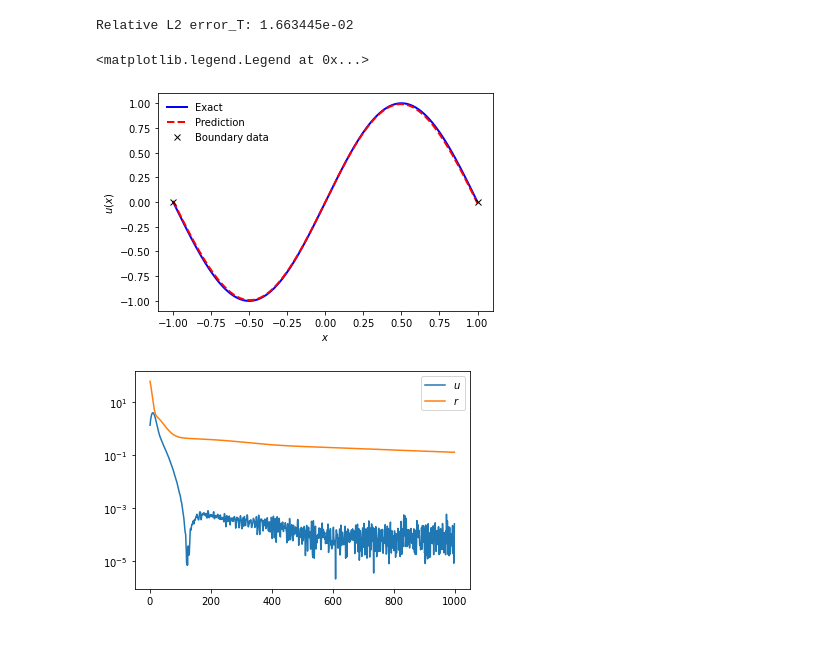
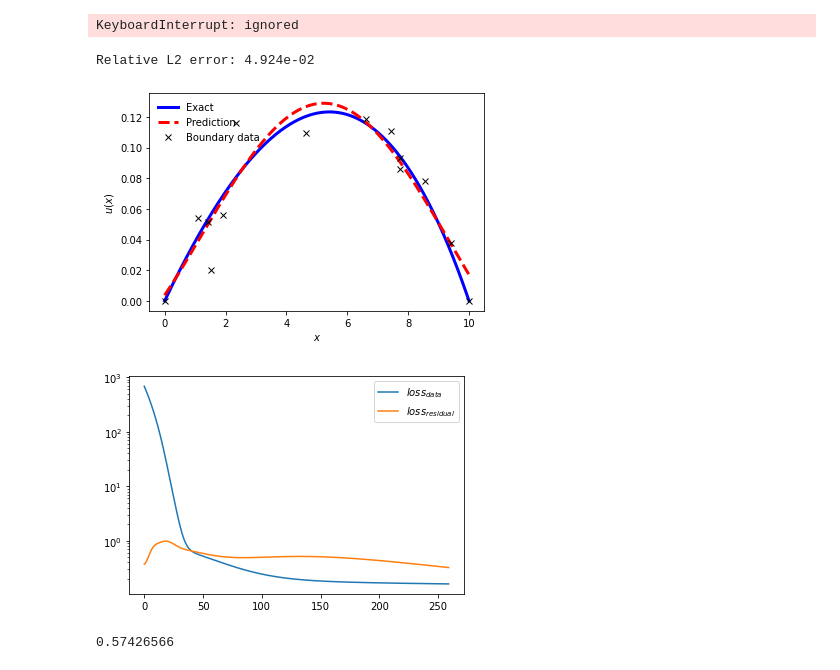
Before and after one commit to alirezayazdani1/PINNs-Tutorial, a Jupyter notebook: EquationInformed.ipynb, the cells around one changed output. Drawn from its saved outputs; the diff is of its cells as text; code cells hidden in the pictures; blank space fills up the shorter version.

```diff
--- a/EquationInformed.ipynb
+++ b/EquationInformed.ipynb
@@ -17,8 +141,8 @@ npr.seed(1234)
 class Dense(tf.Module):
     def __init__(self, input_dim, output_dim, name=None):
         super().__init__(name=name)
-        self.w = tf.Variable(tf.random.normal([input_dim, output_dim]), name='weights_%s'%name)
-        self.b = tf.Variable(tf.zeros([output_dim]), name='biases_%s'%name)
+        self.w = tf.Variable(tf.random.normal([input_dim, output_dim]), name=f'weights_{name}')
+        self.b = tf.Variable(tf.zeros([output_dim]), name=f'biases_{name}')
 
     def __call__(self, x):
         return tf.matmul(x, self.w) + self.b
@@ -27,17 +151,21 @@ class MLP(tf.Module):
     def __init__(self, input_size, output_size, hidden_sizes, name=None):
         super().__init__(name=name)
         self.layers = []
+        i = 1
         with self.name_scope:
             for size in hidden_sizes:
-                self.layers.append(Dense(input_dim=input_size, output_dim=size, name='i'))
-                self.layers.append(tf.nn.tanh)
+                self.layers.append(Dense(input_dim=input_size, output_dim=size, name=f'layer_{i}'))
+                self.layers.append(tf.nn.softplus)
                 input_size = size
-            self.layers.append(Dense(input_dim=input_size, output_dim=output_size, name='output'))
+                i += 1
+            self.layers.append(Dense(input_dim=input_size, output_dim=output_size, name='layer_output'))
 
     @tf.function
-    @tf.Module.with_name_scope
-    def __call__(self, x):
-        z = x
+    def __call__(self, t, x):
+        if t == None:
+            z = x
+        else:
+            z = tf.concat([t, x], axis=-1)
         for layer in self.layers:
             z = layer(z)
         return z
@@ -204,31 +337,37 @@ Tnet/weights_output:0 , shape: [64, 1]
 # %%
-model.train(num_epochs=1000, batch_size=64)
+model.train(num_epochs=2000, batch_size=BATCH_SIZE)
+# %% [output]
+KeyboardInterrupt: ignored
-# %%
-# Compute prediction using the trained model
-x_ = x_star.reshape(-1, 64)
-T_pred = np.vstack([model.predict_T(x_[i:i+1].T) for i in range(x_.shape[0])])
-error_u = np.linalg.norm(u_star-T_pred, 2)/np.linalg.norm(u_star, 2)
-print('Relative L2 error_T: %e' % (error_u))
-# %% [output]
-Relative L2 error_T: 1.663445e-02
+# %%
+# inference using the trained model
+y_pred = model.predict_U(data.x_test/data.L)
+error = np.linalg.norm(data.y_test-y_pred, 2) / np.linalg.norm(data.y_test, 2)
+print('Relative L2 error: %.3e' % (error))
+# %% [output]
+Relative L2 error: 4.924e-02
 # %%
-# Plotting
+# plot the solution
 plt.figure(1)
-plt.plot(x_star, u_star, 'b-', linewidth = 2, label = "Exact")
-plt.plot(x_star, T_pred, 'r--', linewidth = 2, label = "Prediction")
-plt.plot(x_u, y_u, 'kx', linewidth = 2, label = "Boundary data")
+plt.plot(data.x_test, data.y_test, 'b-', linewidth=3, label="Exact")
+plt.plot(data.x_test, y_pred, 'r--', linewidth=3, label="Prediction")
+plt.plot(data.x_d, data.y_d, 'kx', linewidth=3, label="Boundary data")
 plt.legend(frameon=False, loc='upper left')
 plt.xlabel('$x$')
 plt.ylabel('$u(x)$')
+plt.show()
 
-
+# plot the history of losses
 fig = plt.figure(2)
-ax = fig.add_subplot(1,1,1)
-ax.plot(model.loss_dat_log, label = '$u$')
-ax.plot(model.loss_res_log, label = '$r$')
+ax = fig.add_subplot(1, 1, 1)
+ax.plot(model.loss_dat_log, label='$loss_{data}$')
+ax.plot(model.loss_res_log, label='$loss_{residual}$')
 ax.set_yscale('log')
 plt.legend()
+plt.show()
 # %% [output]
-<matplotlib.legend.Legend at 0x...>
-[figure, old version]
+[figure, new version]
-[figure, old version]
+[figure, new version]
+# %%
+model.Pec.numpy()
+# %% [output]
+0.57426566
```
Also changed, not shown: parts of 7 cells of this notebook, 1 other file.
